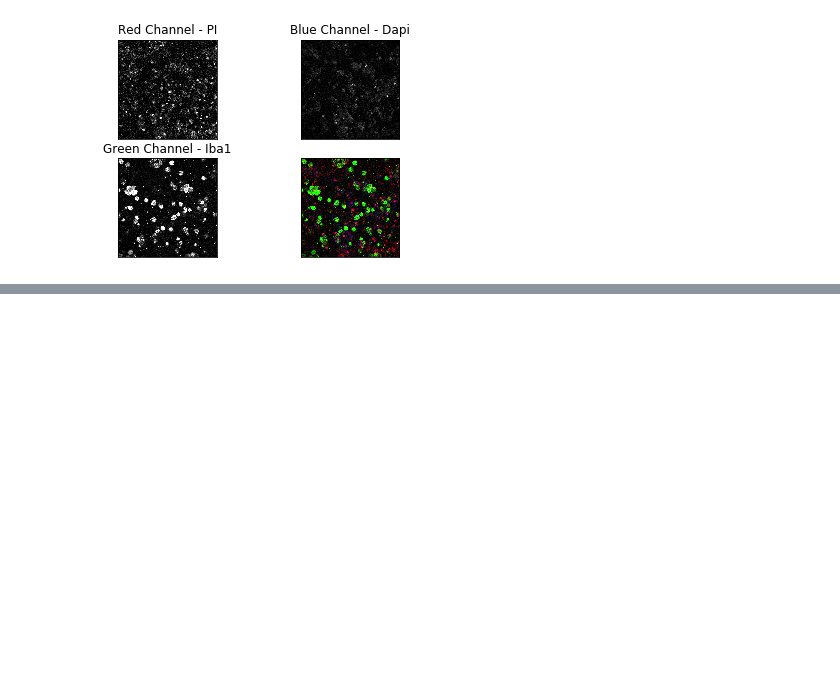
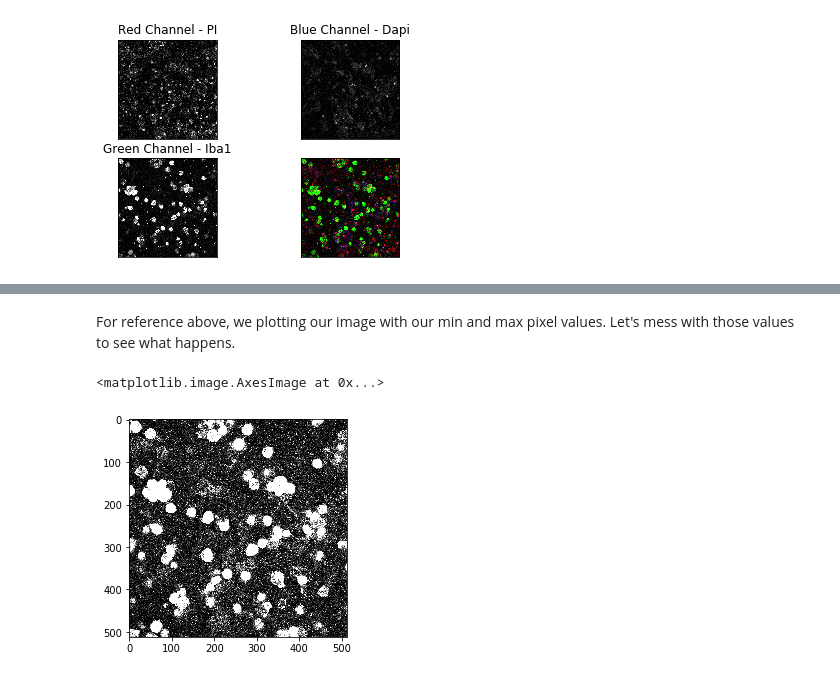
Before and after one commit to Nance-Lab/textile, a Jupyter notebook: modules/module5_lesson.ipynb, the cells around one changed output, grey strips where cells are left out. Saved outputs shown, nothing was run; the diff lists cells and outputs as text; code cells hidden in the pictures; blank space fills up the shorter version.

```diff
--- a/modules/module5_lesson.ipynb
+++ b/modules/module5_lesson.ipynb
@@ -119,0 +169,7 @@ Clipping input data to the valid range for imshow with RGB data ([0..1] for floa
+# %% [markdown]
+For reference above, we plotting our image with our min and max pixel values.  Let's mess with those values to see what happens.
+# %%
+plt.imshow(green_cell_im, cmap='gray', vmin=0, vmax=50)
+# %% [output]
+<matplotlib.image.AxesImage at 0x...>
+[figure, added]
```
Also changed, not shown: parts of 17 cells of this notebook.
